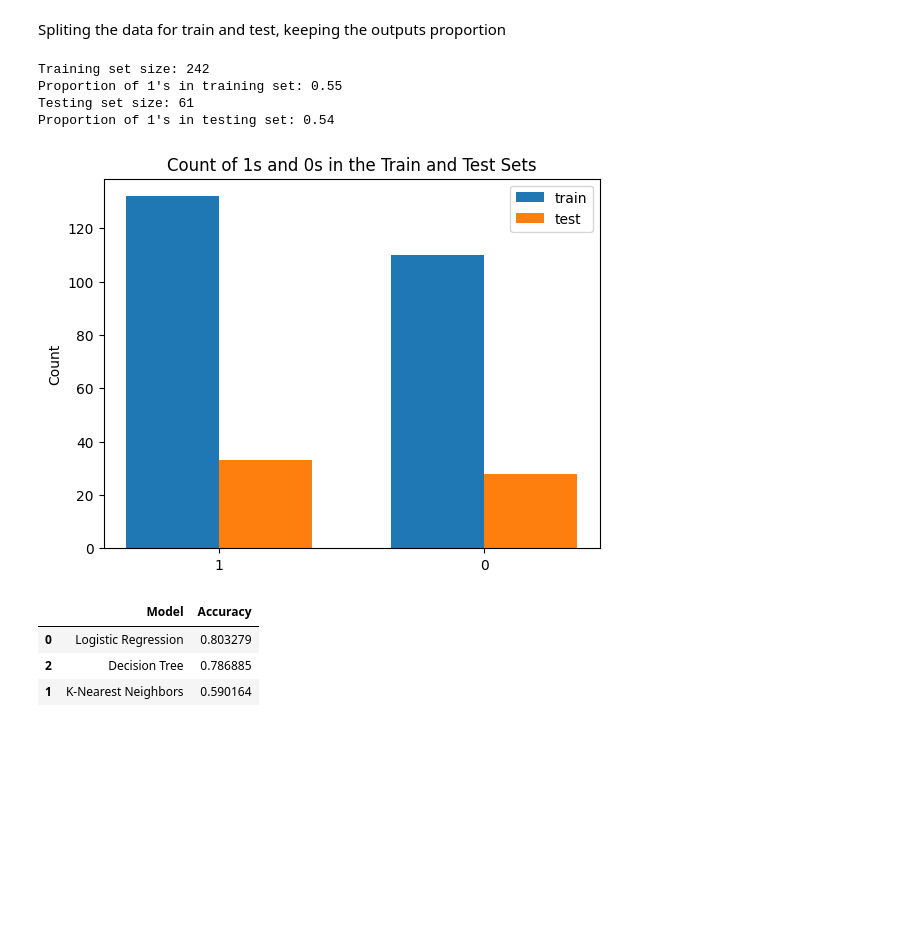
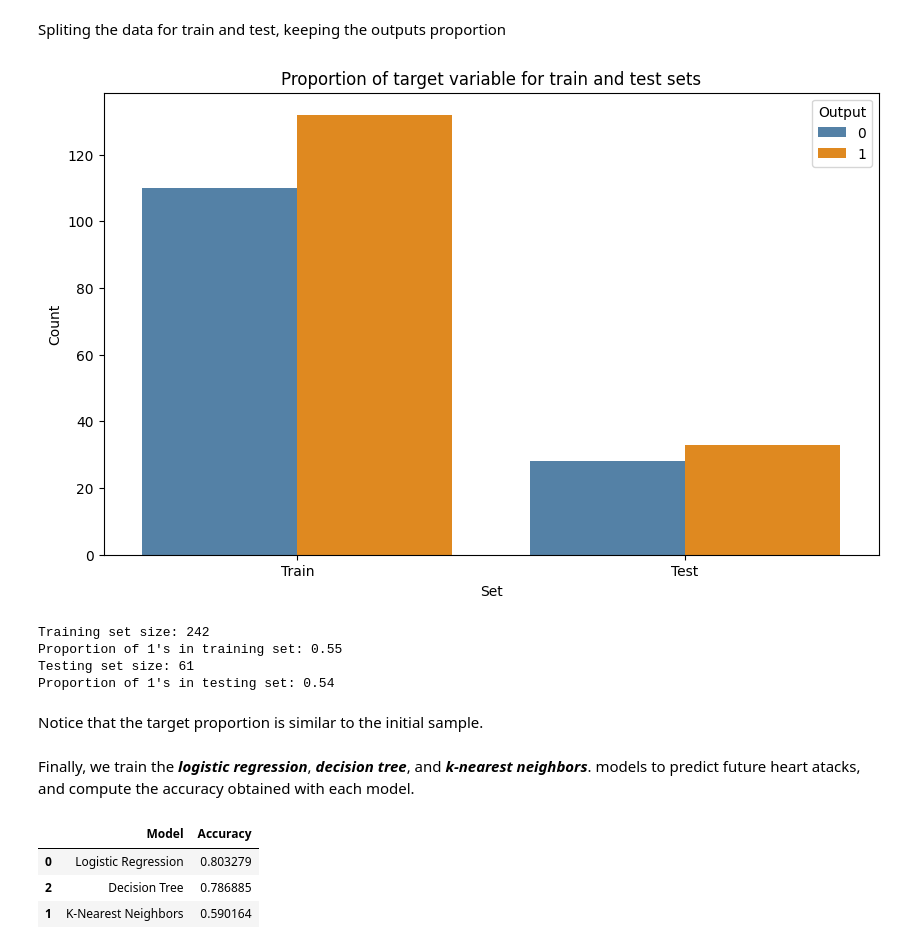
Before and after one commit to GapOscar/Coursera---Heart-atacks, a Jupyter notebook: Final_proyect_Clasiffication.ipynb, the cells around one changed output. Drawn from its saved outputs; the diff is of its cells as text; code cells hidden in the pictures; blank space fills up the shorter version.

```diff
--- a/Final_proyect_Clasiffication.ipynb
+++ b/Final_proyect_Clasiffication.ipynb
@@ -158,12 +158,30 @@ y = df['output']
 
 X_train, X_test, y_train, y_test = train_test_split(X, y, train_size=0.8, random_state=42, stratify=y)
 # %%
-# Print the number of rows and the proportion of the target variable in the training and testing sets
+# @title Proportion of the target variable in the training and testing sets
+
+# Create a DataFrame for the train and test counts
+train_counts = pd.DataFrame({'Set': 'Train', 'Output': y_train})
+test_counts = pd.DataFrame({'Set': 'Test', 'Output': y_test})
+
+# Combine the dataframes
+combined_counts = pd.concat([train_counts, test_counts])
+
+# Create the bar plot
+plt.figure(figsize=(10, 6))
+sns.countplot(data=combined_counts, x='Set', hue='Output', palette=['steelblue', 'darkorange'])
+plt.title('Proportion of target variable for train and test sets')
+plt.xlabel('Set')
+plt.ylabel('Count')
+plt.legend(title='Output', labels=['0', '1'])
+plt.show()
+
 print("Training set size:", len(y_train))
 print("Proportion of 1's in training set:", round(y_train.mean(),2))
 print("Testing set size:", len(y_test))
 print("Proportion of 1's in testing set:", round(y_test.mean(),2))
 # %% [output]
+[figure, added]
 Training set size: 242
 Proportion of 1's in training set: 0.55
 Testing set size: 61
@@ -173,29 +189,7 @@ sns.catplot(x='gender', hue = 'tenure', kind='count', data=ratings_df)
-# %%
-# prompt: Make a bar chart with a counting of 1 and 0 for the train and test set
-
-import matplotlib.pyplot as plt
-import seaborn as sns
-
-# Count the number of 1s and 0s in the train and test sets
-train_counts = y_train.value_counts()
-test_counts = y_test.value_counts()
-
-# Create a bar chart with the counts
-fig, ax = plt.subplots(figsize=(10, 6))
-
-ax.bar(train_counts.index, train_counts.values, label='Train')
-ax.bar(test_counts.index, test_counts.values, label='Test')
-
-# Add labels and title
-ax.set_xlabel('Target Value')
-ax.set_ylabel('Count')
-ax.set_title('Count of 1s and 0s in Train and Test Sets')
-
-# Add legend and show plot
-ax.legend()
-plt.show()
-# %% [output]
-[figure, removed]
+# %% [markdown]
+Notice that the target proportion is similar to the initial sample.
+# %% [markdown]
+Finally, we train the ***logistic regression***, ***decision tree***, and ***k-nearest neighbors***. models to predict future heart atacks, and compute the accuracy obtained with each model.
 # %%
 from sklearn.metrics import accuracy_score
 from sklearn.linear_model import LogisticRegression
```
Also changed, not shown: parts of 1 cell of this notebook.
